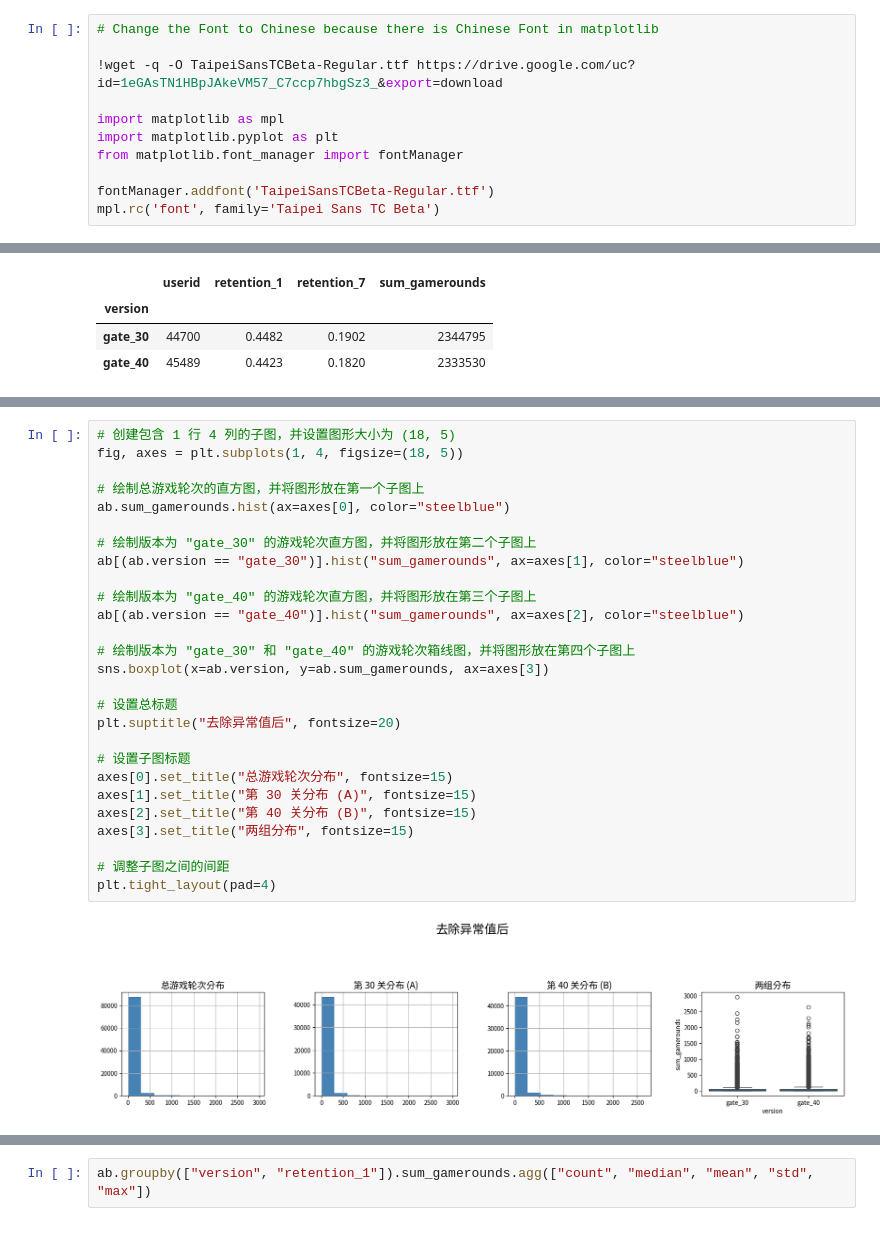
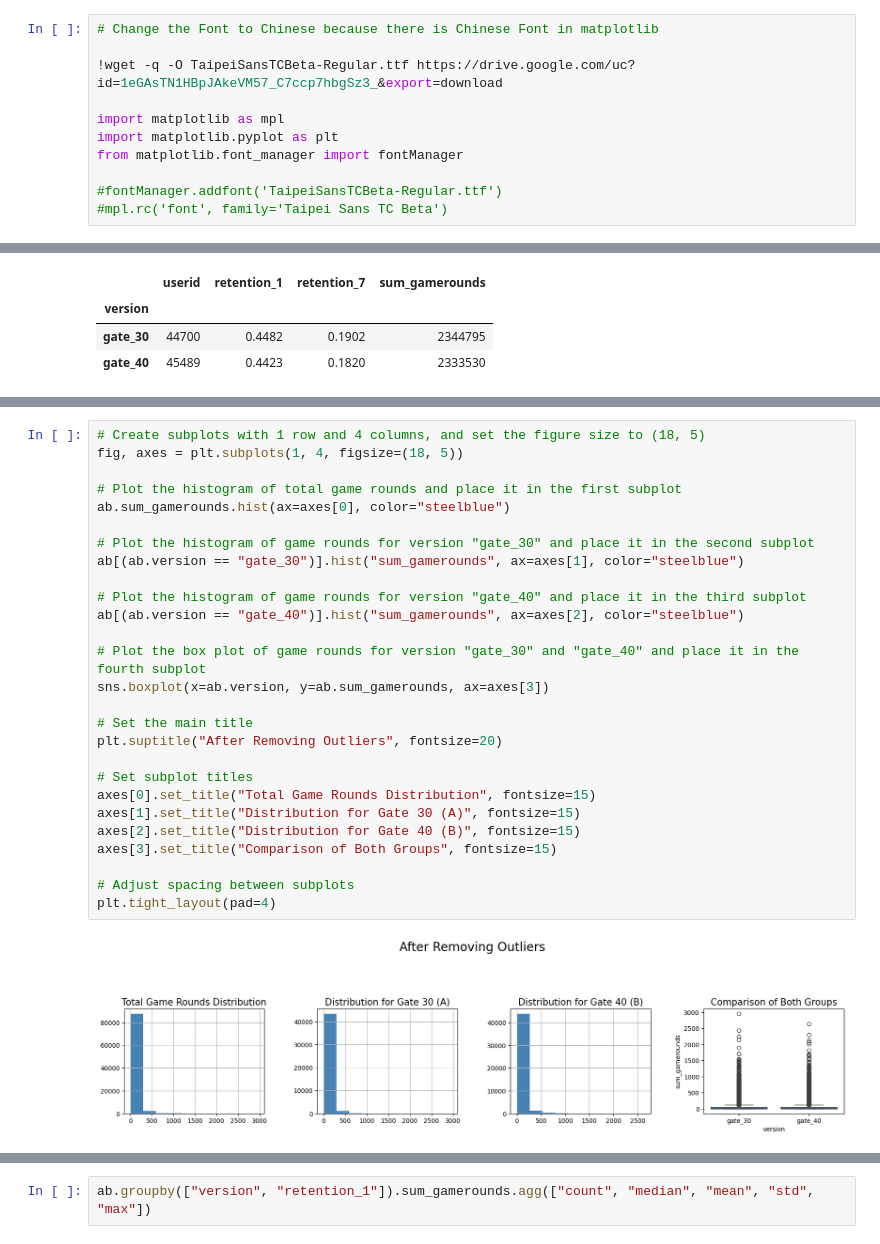
Before and after one commit to Rayliu115/DS_Project_Portfolio, a Jupyter notebook: MobileGame_ threshold_ABTest/code/A_B_Testing.ipynb, the cells around one changed output, grey strips where cells are left out. Drawn from its saved outputs; the diff is of its cells as text.

```diff
--- a/MobileGame_ threshold_ABTest/code/A_B_Testing.ipynb
+++ b/MobileGame_ threshold_ABTest/code/A_B_Testing.ipynb
@@ -342,6 +337,6 @@ import matplotlib as mpl
 import matplotlib.pyplot as plt
 from matplotlib.font_manager import fontManager
 
-fontManager.addfont('TaipeiSansTCBeta-Regular.ttf')
-mpl.rc('font', family='Taipei Sans TC Beta')
+#fontManager.addfont('TaipeiSansTCBeta-Regular.ttf')
+#mpl.rc('font', family='Taipei Sans TC Beta')
 # %%
@@ -401,30 +396,30 @@ ab.describe([0.01, 0.05, 0.10, 0.20, 0.80, 0.90, 0.95, 0.99])[["sum_gamerounds"]
 # %%
-# 创建包含 1 行 4 列的子图，并设置图形大小为 (18, 5)
+# Create subplots with 1 row and 4 columns, and set the figure size to (18, 5)
 fig, axes = plt.subplots(1, 4, figsize=(18, 5))
 
-# 绘制总游戏轮次的直方图，并将图形放在第一个子图上
+# Plot the histogram of total game rounds and place it in the first subplot
 ab.sum_gamerounds.hist(ax=axes[0], color="steelblue")
 
-# 绘制版本为 "gate_30" 的游戏轮次直方图，并将图形放在第二个子图上
+# Plot the histogram of game rounds for version "gate_30" and place it in the second subplot
 ab[(ab.version == "gate_30")].hist("sum_gamerounds", ax=axes[1], color="steelblue")
 
-# 绘制版本为 "gate_40" 的游戏轮次直方图，并将图形放在第三个子图上
+# Plot the histogram of game rounds for version "gate_40" and place it in the third subplot
 ab[(ab.version == "gate_40")].hist("sum_gamerounds", ax=axes[2], color="steelblue")
 
-# 绘制版本为 "gate_30" 和 "gate_40" 的游戏轮次箱线图，并将图形放在第四个子图上
+# Plot the box plot of game rounds for version "gate_30" and "gate_40" and place it in the fourth subplot
 sns.boxplot(x=ab.version, y=ab.sum_gamerounds, ax=axes[3])
 
-# 设置总标题
-plt.suptitle("去除异常值后", fontsize=20)
+# Set the main title
+plt.suptitle("After Removing Outliers", fontsize=20)
 
-# 设置子图标题
-axes[0].set_title("总游戏轮次分布", fontsize=15)
-axes[1].set_title("第 30 关分布 (A)", fontsize=15)
-axes[2].set_title("第 40 关分布 (B)", fontsize=15)
-axes[3].set_title("两组分布", fontsize=15)
+# Set subplot titles
+axes[0].set_title("Total Game Rounds Distribution", fontsize=15)
+axes[1].set_title("Distribution for Gate 30 (A)", fontsize=15)
+axes[2].set_title("Distribution for Gate 40 (B)", fontsize=15)
+axes[3].set_title("Comparison of Both Groups", fontsize=15)
 
-# 调整子图之间的间距
+# Adjust spacing between subplots
 plt.tight_layout(pad=4)
 # %% [output]
-[figure, old version]
+[figure, new version]
 # %%
```
Also changed, not shown: parts of 73 cells of this notebook.
